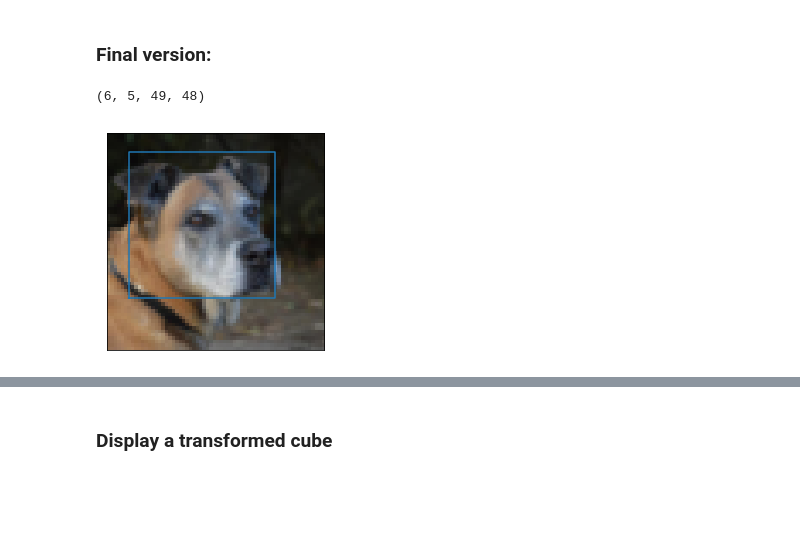
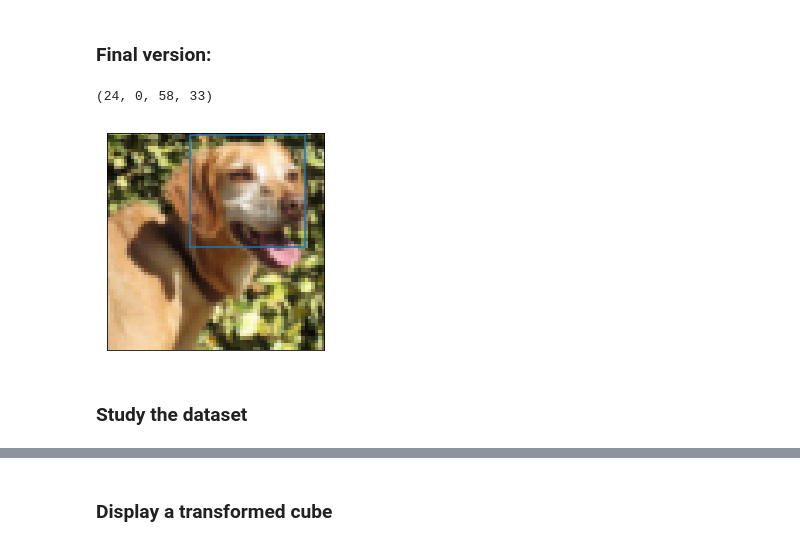
Before and after one commit to GuillaumeMougeot/DogFaceNet, a Jupyter notebook: landmarks_2/dataset_bbox_simplified.ipynb, the cells around one changed output, grey strips where cells are left out. Cells and saved outputs as stored; diff of their text form; code cells hidden in the pictures; blank space fills up the shorter version.

```diff
--- a/landmarks_2/dataset_bbox_simplified.ipynb
+++ b/landmarks_2/dataset_bbox_simplified.ipynb
@@ -415,17 +415,19 @@ def bbox_coord(img, coord):
 # %%
-idx = 1475
+idx = 452
 img = sk.io.imread(PATH_IMG+df_filenames[idx])
 coord = df_coord[idx]
 img_clipped, coord_clipped = clipping(img, coord)
 img_resized, coord_resized = resize(img_clipped, coord_clipped, (64,64,3))
 
 plt.imshow(img_resized)
 x1,y1,x2,y2=bbox_coord(img_resized,coord_resized)
 print((x1,y1,x2,y2))
 plt.plot([x1,x2,x2,x1,x1],[y2,y2,y1,y1,y2])
 plt.xticks([])
 plt.yticks([])
 plt.show()
 # %% [output]
-(6, 5, 49, 48)
+(24, 0, 58, 33)
-[figure, old version]
+[figure, new version]
+# %% [markdown]
+### Study the dataset
```
Also changed, not shown: parts of 8 cells of this notebook, 4 other files.
